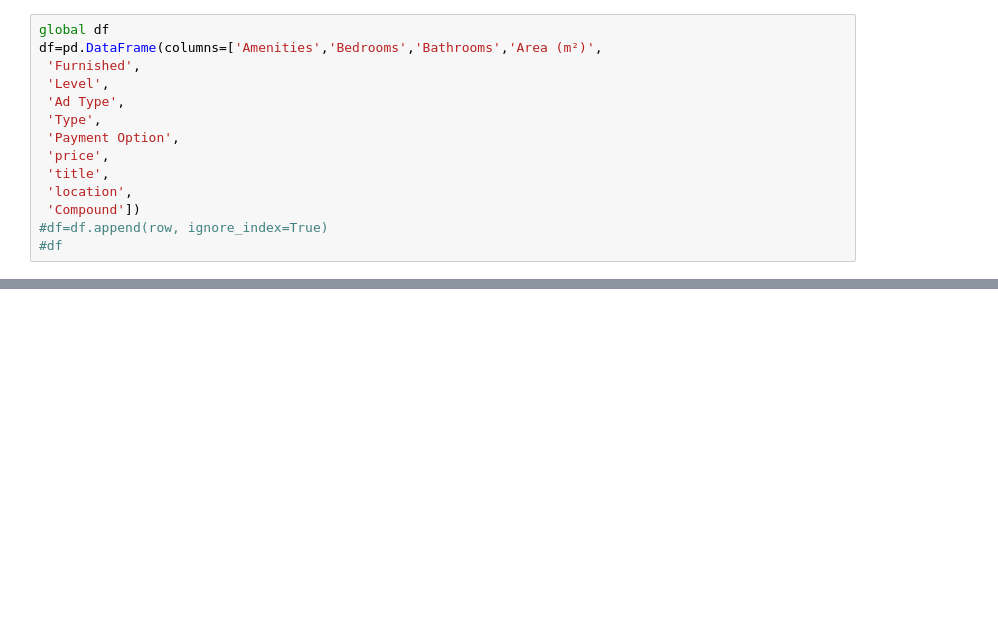
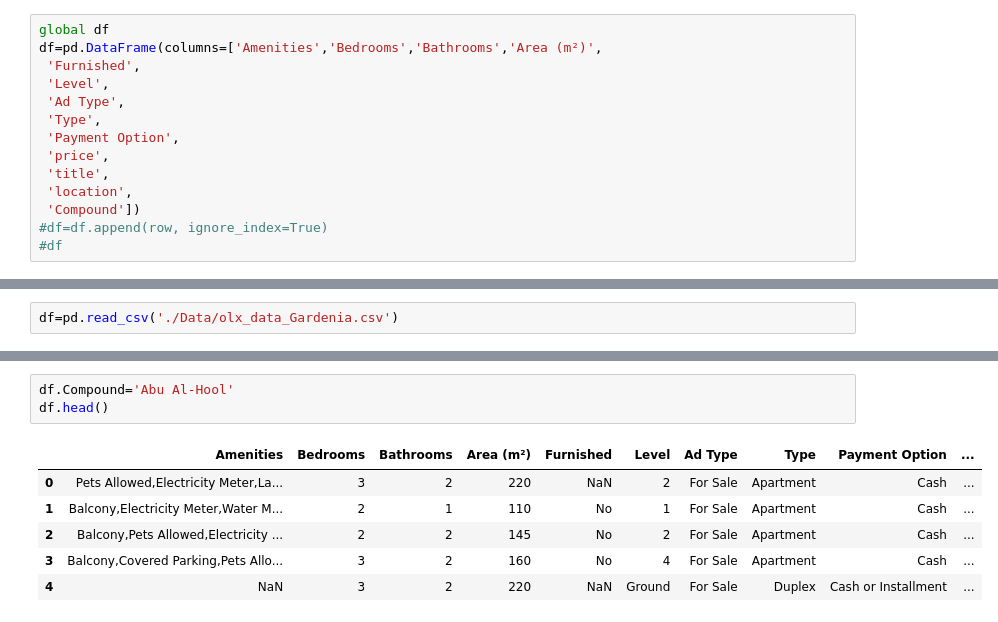
Before and after one commit to saadelshazly2020/Data-Analysis, a Jupyter notebook: Predicting House Price Project/Collect Data From OLX.ipynb, the cells around one changed output, grey strips where cells are left out. Cells and saved outputs as stored; diff of their text form; blank space fills up the shorter version.

```diff
--- a/Predicting House Price Project/Collect Data From OLX.ipynb
+++ b/Predicting House Price Project/Collect Data From OLX.ipynb
@@ -93,3 +86,5 @@ df.to_csv('./Data/olx_data_all.csv',index=False)
+# %%
+df=pd.read_csv('./Data/olx_data_Gardenia.csv')
 # %%
 df.head()
 # %% [output]
@@ -96,0 +97,10 @@ NameError: name 'df' is not defined
+# %%
+df.Compound='Abu Al-Hool'
+df.head()
+# %% [output]
+|  | Amenities | Bedrooms | Bathrooms | Area (m²) | Furnished | Level | Ad Type | Type | Payment Option | ... |
+| 0 | Pets Allowed,Electricity Meter,La... | 3 | 2 | 220 | NaN | 2 | For Sale | Apartment | Cash | ... |
+| 1 | Balcony,Electricity Meter,Water M... | 2 | 1 | 110 | No | 1 | For Sale | Apartment | Cash | ... |
+| 2 | Balcony,Pets Allowed,Electricity ... | 2 | 2 | 145 | No | 2 | For Sale | Apartment | Cash | ... |
+| 3 | Balcony,Covered Parking,Pets Allo... | 3 | 2 | 160 | No | 4 | For Sale | Apartment | Cash | ... |
+| 4 | NaN | 3 | 2 | 220 | NaN | Ground | For Sale | Duplex | Cash or Installment | ... |
```
Also changed, not shown: parts of 13 cells of this notebook, 14 other files.
